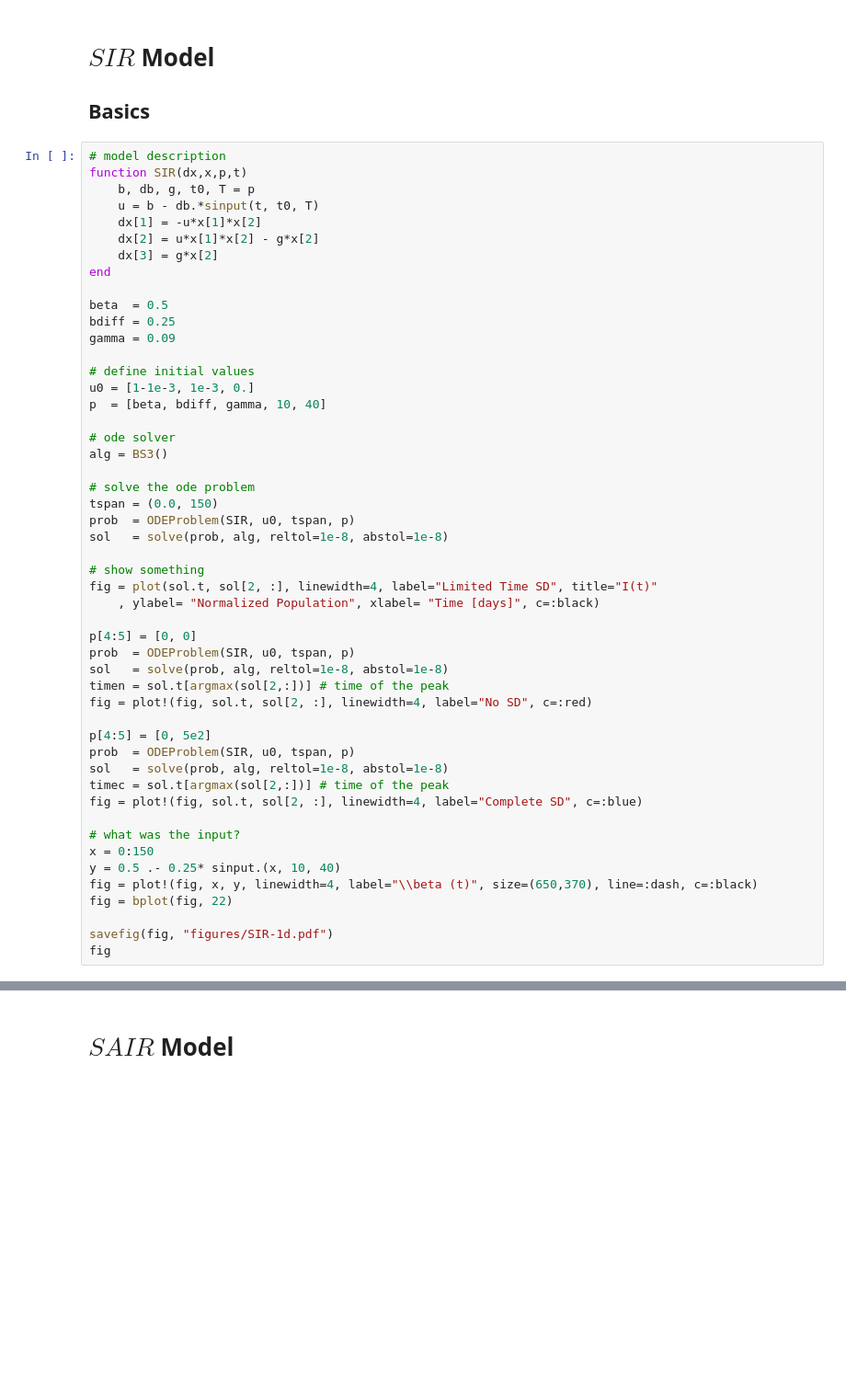
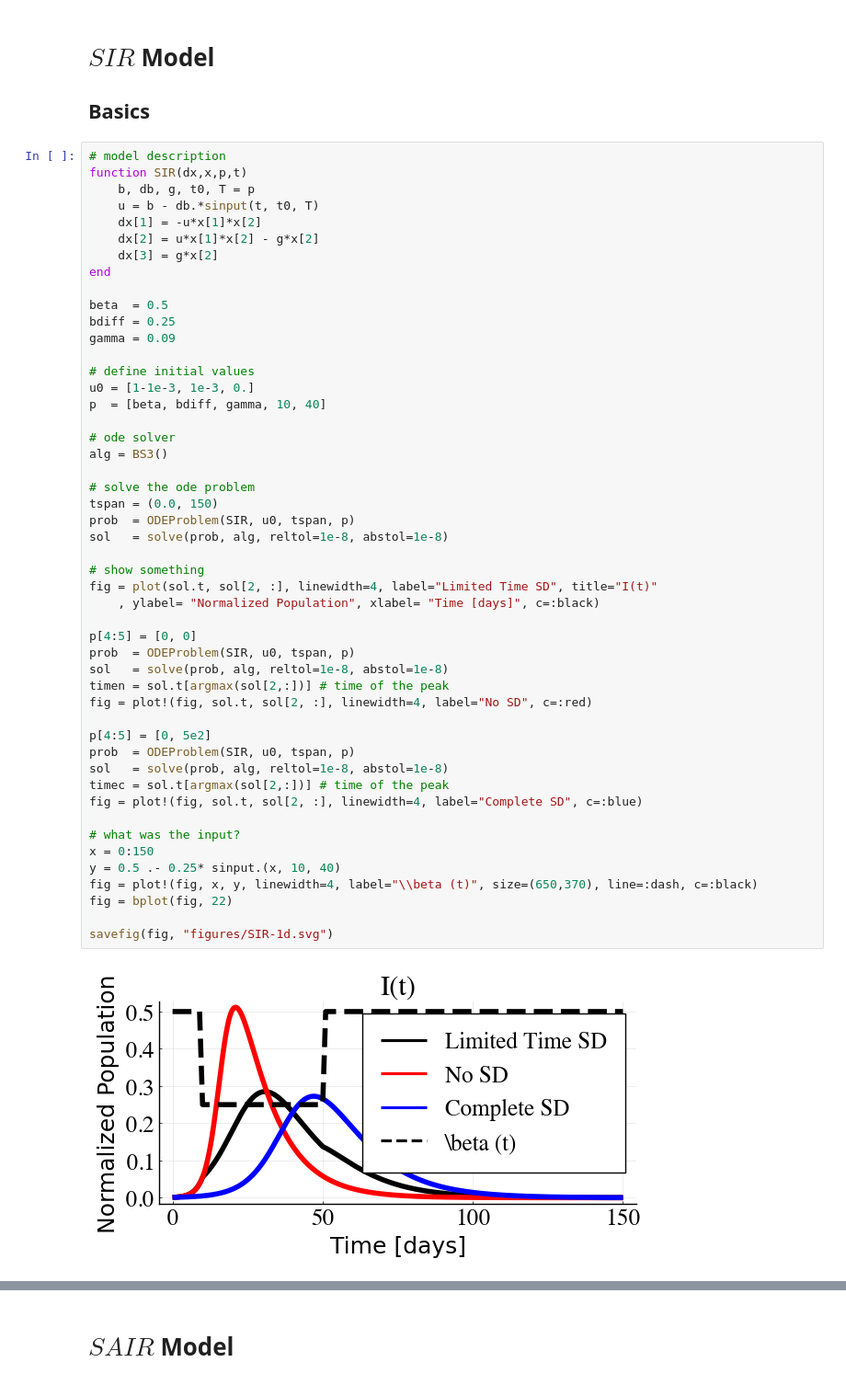
Before and after one commit to sontaglab/epidemics, a Jupyter notebook: Notebooks/Main.ipynb, the cells around one changed output, grey strips where cells are left out. Shown: that part at 92% size. Saved outputs shown, nothing was run; the diff lists cells and outputs as text; blank space fills up the shorter version.

```diff
--- a/Notebooks/Main.ipynb
+++ b/Notebooks/Main.ipynb
@@ -43,35 +45,36 @@ p  = [beta, bdiff, gamma, 10, 40]
 # ode solver
 alg = BS3()
 
 # solve the ode problem
 tspan = (0.0, 150)
 prob  = ODEProblem(SIR, u0, tspan, p)
 sol   = solve(prob, alg, reltol=1e-8, abstol=1e-8)
 
 # show something
 fig = plot(sol.t, sol[2, :], linewidth=4, label="Limited Time SD", title="I(t)"
     , ylabel= "Normalized Population", xlabel= "Time [days]", c=:black)
 
 p[4:5] = [0, 0]
 prob  = ODEProblem(SIR, u0, tspan, p)
 sol   = solve(prob, alg, reltol=1e-8, abstol=1e-8)
 timen = sol.t[argmax(sol[2,:])] # time of the peak
 fig = plot!(fig, sol.t, sol[2, :], linewidth=4, label="No SD", c=:red)
 
 p[4:5] = [0, 5e2]
 prob  = ODEProblem(SIR, u0, tspan, p)
 sol   = solve(prob, alg, reltol=1e-8, abstol=1e-8)
 timec = sol.t[argmax(sol[2,:])] # time of the peak
 fig = plot!(fig, sol.t, sol[2, :], linewidth=4, label="Complete SD", c=:blue)
 
 # what was the input?
 x = 0:150
 y = 0.5 .- 0.25* sinput.(x, 10, 40)
 fig = plot!(fig, x, y, linewidth=4, label="\\beta (t)", size=(650,370), line=:dash, c=:black)
 fig = bplot(fig, 22)
 
-savefig(fig, "figures/SIR-1d.pdf")
-fig
+savefig(fig, "figures/SIR-1d.svg")
+# %% [output]
+[figure, added]
 # %%
 # range of the quarantine starting time and duration
 Trng = 0:100
```
Also changed, not shown: parts of 15 cells of this notebook, 51 other files.
